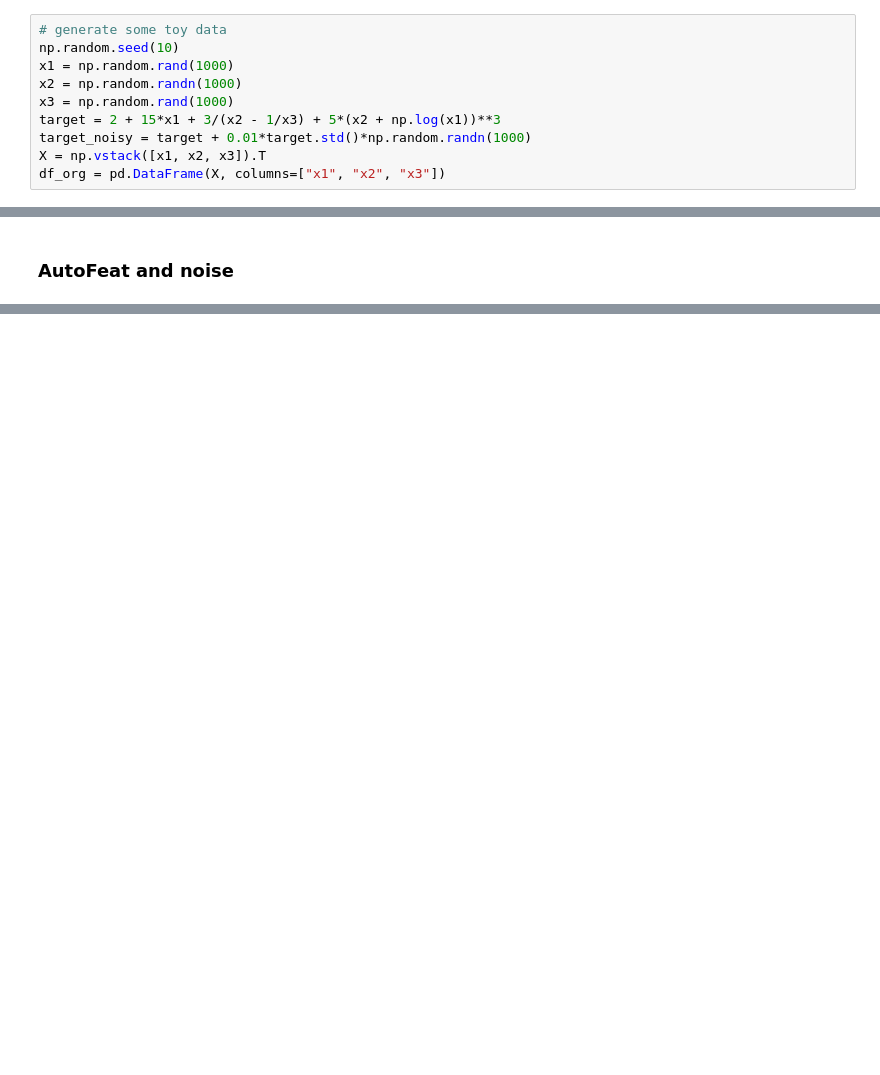
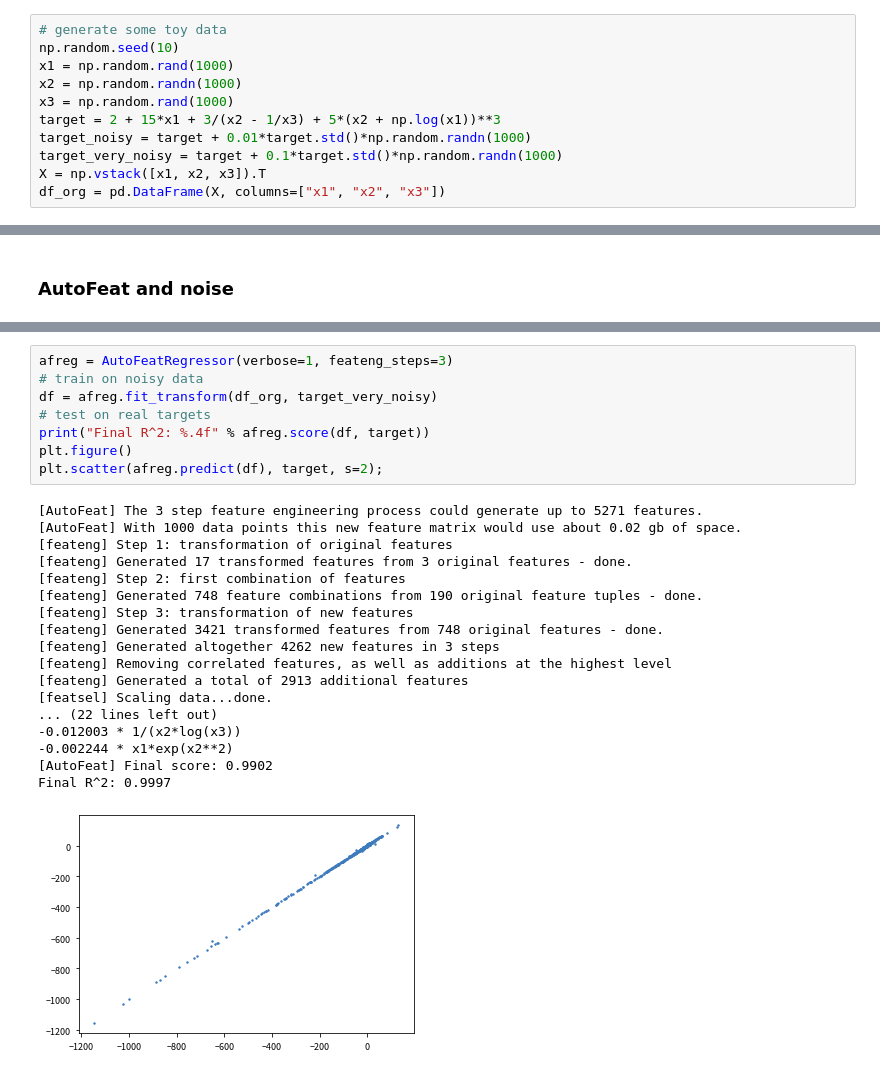
Before and after one commit to cod3licious/autofeat, a Jupyter notebook: autofeat_examples.ipynb, the cells around one changed output, grey strips where cells are left out. Cells and saved outputs as stored; diff of their text form; blank space fills up the shorter version.

```diff
--- a/autofeat_examples.ipynb
+++ b/autofeat_examples.ipynb
@@ -44,6 +45,7 @@ x2 = np.random.randn(1000)
 x3 = np.random.rand(1000)
 target = 2 + 15*x1 + 3/(x2 - 1/x3) + 5*(x2 + np.log(x1))**3
 target_noisy = target + 0.01*target.std()*np.random.randn(1000)
+target_very_noisy = target + 0.1*target.std()*np.random.randn(1000)
 X = np.vstack([x1, x2, x3]).T
 df_org = pd.DataFrame(X, columns=["x1", "x2", "x3"])
 # %% [markdown]
@@ -113,3 +115,30 @@ plt.scatter(afreg.predict(df), target, s=2);
 [AutoFeat] Final score: 0.9999
 Final R^2: 1.0000
 [figure]
+# %%
+afreg = AutoFeatRegressor(verbose=1, feateng_steps=3)
+# train on noisy data
+df = afreg.fit_transform(df_org, target_very_noisy)
+# test on real targets
+print("Final R^2: %.4f" % afreg.score(df, target))
+plt.figure()
+plt.scatter(afreg.predict(df), target, s=2);
+# %% [output]
+[AutoFeat] The 3 step feature engineering process could generate up to 5271 features.
+[AutoFeat] With 1000 data points this new feature matrix would use about 0.02 gb of space.
+[feateng] Step 1: transformation of original features
+[feateng] Generated 17 transformed features from 3 original features - done.
+[feateng] Step 2: first combination of features
+[feateng] Generated 748 feature combinations from 190 original feature tuples - done.
+[feateng] Step 3: transformation of new features
+[feateng] Generated 3421 transformed features from 748 original features - done.
+[feateng] Generated altogether 4262 new features in 3 steps
+[feateng] Removing correlated features, as well as additions at the highest level
+[feateng] Generated a total of 2913 additional features
+[featsel] Scaling data...done.
+... (22 lines left out)
+-0.012003 * 1/(x2*log(x3))
+-0.002244 * x1*exp(x2**2)
+[AutoFeat] Final score: 0.9902
+Final R^2: 0.9997
+[figure, added]
```
Also changed, not shown: parts of 3 cells of this notebook, 4 other files.
